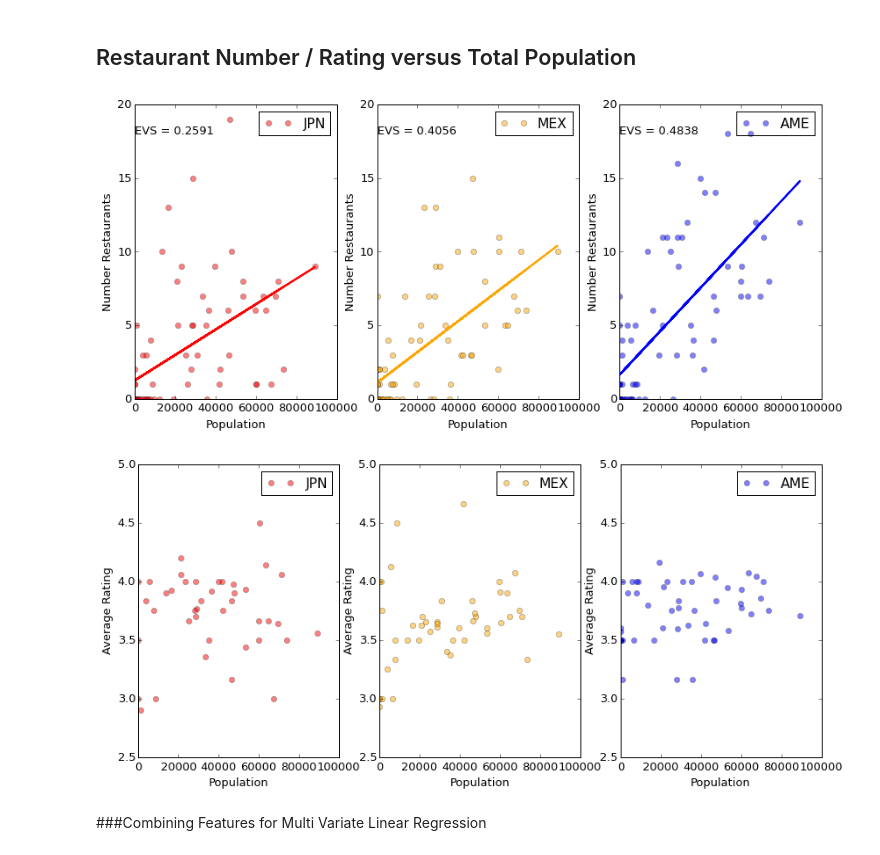
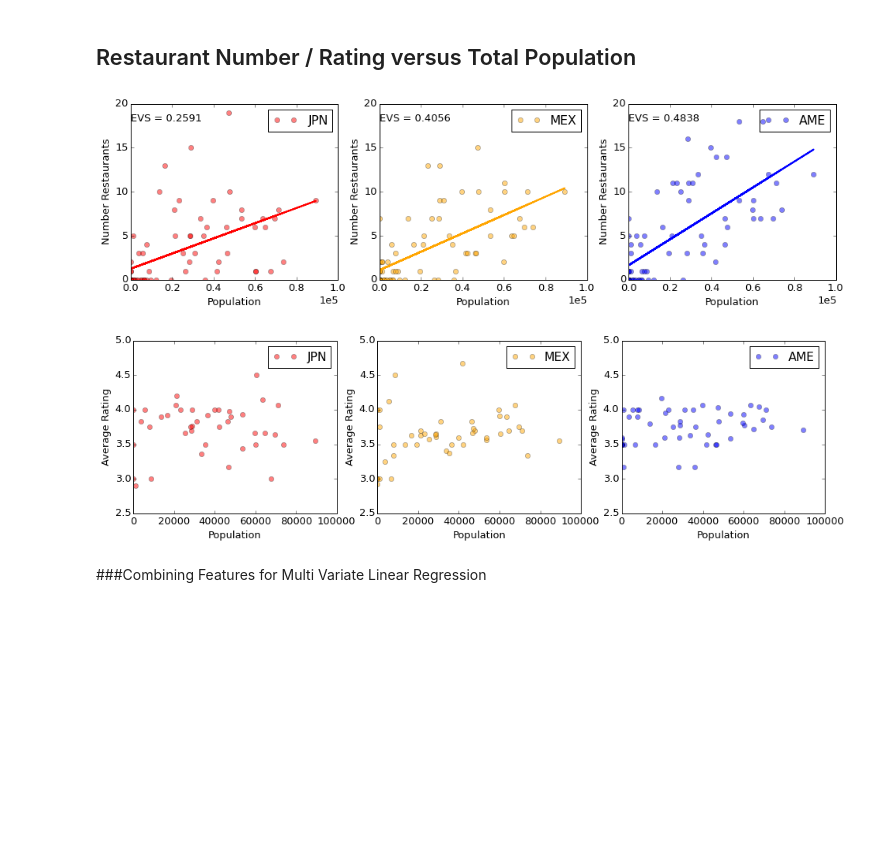
Before and after one commit to luiscvargas/insight_project, a Jupyter notebook: analysis/week2_analysis.ipynb, the cells around one changed output. Saved outputs shown, nothing was run; the diff lists cells and outputs as text; code cells hidden in the pictures; blank space fills up the shorter version.

```diff
--- a/analysis/week2_analysis.ipynb
+++ b/analysis/week2_analysis.ipynb
@@ -69,8 +74,8 @@ from sklearn.metrics import explained_variance_score
 from sklearn import linear_model
 import matplotlib.gridspec as gridspec
 # %%
-mpl.rcParams["figure.figsize"] = (14,6)
-mpl.rcParams["font.size"] = 13
+mpl.rcParams["figure.figsize"] = (16,4)
+mpl.rcParams["font.size"] = 14
 
 labels = ['JPN','MEX','AME']
 gs = gridspec.GridSpec(1, 3)
@@ -97,6 +102,7 @@ for i, data in enumerate(dflist):
     ax.set_ylabel("Number Restaurants")
     ax.legend(loc=1)
     ax.text(0,18,"EVS = {0:<4.4f}".format(EVS))
+    ax.ticklabel_format(axis='x', style='sci', scilimits=(-2,2))
 
 
 fig2 = plt.figure()
@@ -114,12 +120,12 @@ for i, data in enumerate(dflist):
 # %% [markdown]
 ## Restaurant Number / Rating versus Average Income
 # %%
-mpl.rcParams["figure.figsize"] = (12,12)
+mpl.rcParams["figure.figsize"] = (16,4)
+#mpl.rcParams["figure.figsize"] = (12,12)
 mpl.rcParams["font.size"] = 13
 
 labels = ['JPN','MEX','AME']
 
-mpl.rcParams["figure.figsize"] = (14,6)
 gs = gridspec.GridSpec(1, 3)
 fig1 = plt.figure()
 colors = ['red','orange','blue']
@@ -144,6 +150,7 @@ for i, data in enumerate(dflist):
     ax.set_ylabel("Number Restaurants")
     ax.legend(loc=1)
     ax.text(30000,18,"EVS = {0:<4.4f}".format(EVS))
+    ax.ticklabel_format(axis='x', style='sci', scilimits=(-2,2))
 
 
 fig2 = plt.figure()
@@ -161,7 +168,8 @@ for i, data in enumerate(dflist):
 # %% [markdown]
 ## Restaurant Number / Rating versus Total Population
 # %%
-mpl.rcParams["figure.figsize"] = (14,6)
+#mpl.rcParams["figure.figsize"] = (14,6)
+mpl.rcParams["figure.figsize"] = (16,4)
 gs = gridspec.GridSpec(1, 3)
 fig1 = plt.figure()
 colors = ['red','orange','blue']
@@ -170,35 +178,37 @@ for i, data in enumerate(dflist):
     clf = linear_model.LinearRegression()
 
     X = np.array(data.population.astype('float'))
     X = X[:,np.newaxis]
     y = np.array(data.restaurant_number.astype('float'))
     y = y[:,np.newaxis]
     clf.fit(X,y)
 
     EVS = explained_variance_score(y, clf.predict(X))
 
     ax = fig1.add_subplot(gs[i])
     ax.plot(data.population,data.restaurant_number,marker='o',ms=6,ls='None',label=labels[i],color=colors[i],alpha=0.5)
     ax.plot(X,clf.predict(X),color=colors[i],lw=2)
     ax.set_xlim([0,1e5])
     ax.set_ylim([0,20])
     ax.set_xlabel("Population")
     ax.set_ylabel("Number Restaurants")
     ax.legend(loc=1)
     ax.text(0,18,"EVS = {0:<4.4f}".format(EVS))
+    ax.ticklabel_format(axis='x', style='sci', scilimits=(-2,2))
+
 
 fig2 = plt.figure()
 for i, data in enumerate(dflist):
     ax = fig2.add_subplot(gs[i])
     ax.plot(data.population,data.restaurant_avg_rating,marker='o',ms=6,ls='None',label=labels[i],color=colors[i],alpha=0.5)
     ax.set_xlim([0,1e5])
     ax.set_ylim([2.5,5])
     ax.set_xlabel("Population")
     ax.set_ylabel("Average Rating")
     ax.legend(loc=1)
 # %% [output]
-[figure, old version]
+[figure, new version]
-[figure, old version]
+[figure, new version]
 # %% [markdown]
 ###Combining Features for Multi Variate Linear Regression
 # %%
```
Also changed, not shown: parts of 5 cells of this notebook, 1 other file.
